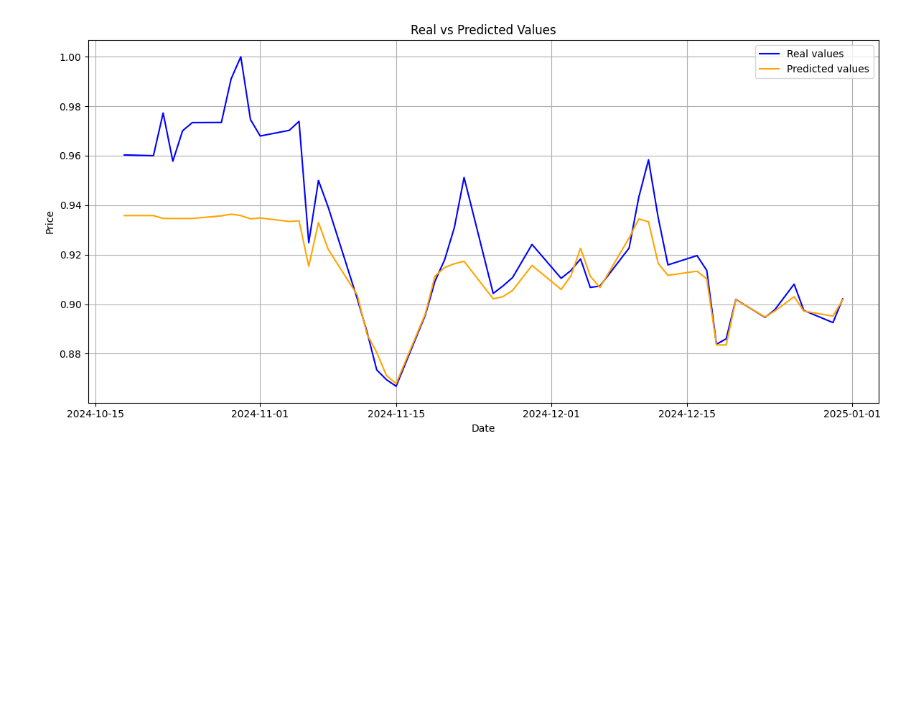
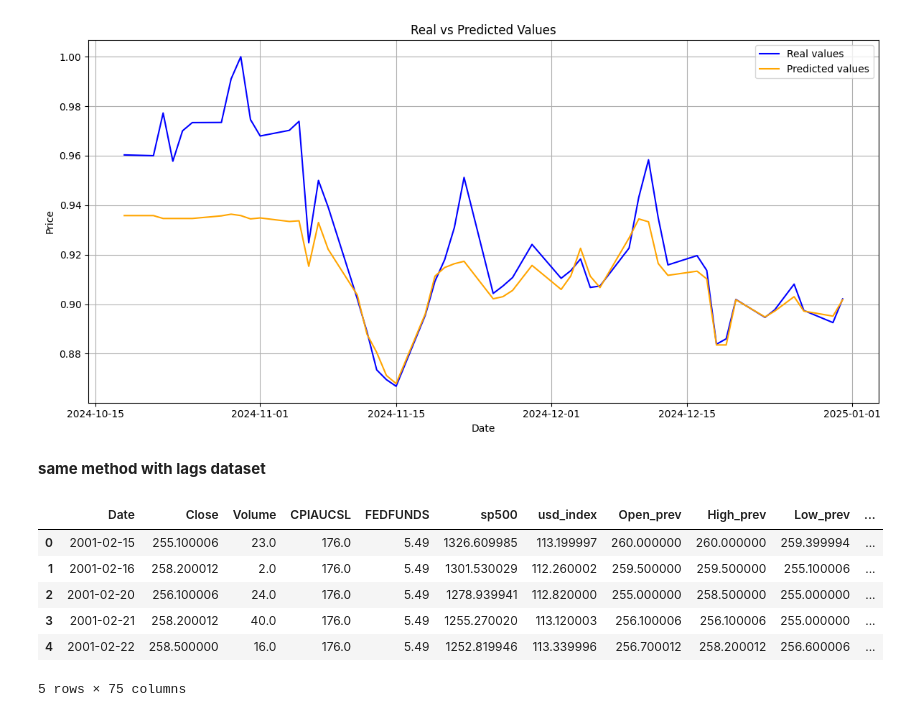
Before and after one commit to sejfovskienes/training_model, a Jupyter notebook: training/train11.ipynb, the cells around one changed output. Drawn from its saved outputs; the diff is of its cells as text; code cells hidden in the pictures; blank space fills up the shorter version.

```diff
--- a/training/train11.ipynb
+++ b/training/train11.ipynb
@@ -62,3 +62,21 @@ plt.show()
 R² Score: 0.5802
 Mean Squared Error: 0.0005
 [figure]
+# %% [markdown]
+**same method with lags dataset**
+# %%
+path = r'C:\Users\User\dev\training_model\dataset\dataset_v4.csv'
+df = pd.read_csv(path)
+
+df['Date'] = pd.to_datetime(df['Date'])
+df.sort_values('Date', inplace=True)
+
+df.head()
+# %% [output]
+|  | Date | Close | Volume | CPIAUCSL | FEDFUNDS | sp500 | usd_index | Open_prev | High_prev | Low_prev | ... |
+| 0 | 2001-02-15 | 255.100006 | 23.0 | 176.0 | 5.49 | 1326.609985 | 113.199997 | 260.000000 | 260.000000 | 259.399994 | ... |
+| 1 | 2001-02-16 | 258.200012 | 2.0 | 176.0 | 5.49 | 1301.530029 | 112.260002 | 259.500000 | 259.500000 | 255.100006 | ... |
+| 2 | 2001-02-20 | 256.100006 | 24.0 | 176.0 | 5.49 | 1278.939941 | 112.820000 | 255.000000 | 258.500000 | 255.000000 | ... |
+| 3 | 2001-02-21 | 258.200012 | 40.0 | 176.0 | 5.49 | 1255.270020 | 113.120003 | 256.100006 | 256.100006 | 255.000000 | ... |
+| 4 | 2001-02-22 | 258.500000 | 16.0 | 176.0 | 5.49 | 1252.819946 | 113.339996 | 256.700012 | 258.200012 | 256.600006 | ... |
+5 rows × 75 columns
```
Also changed, not shown: parts of 11 cells of this notebook.
